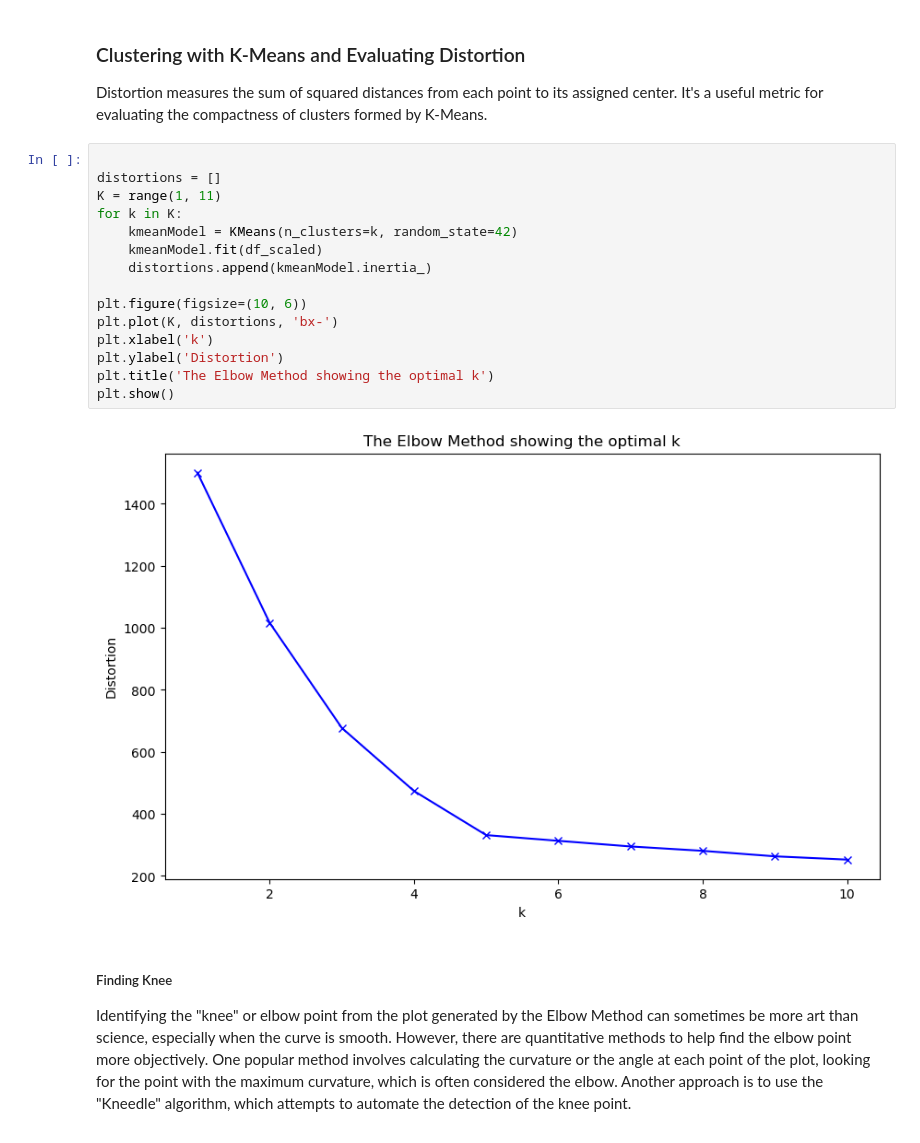
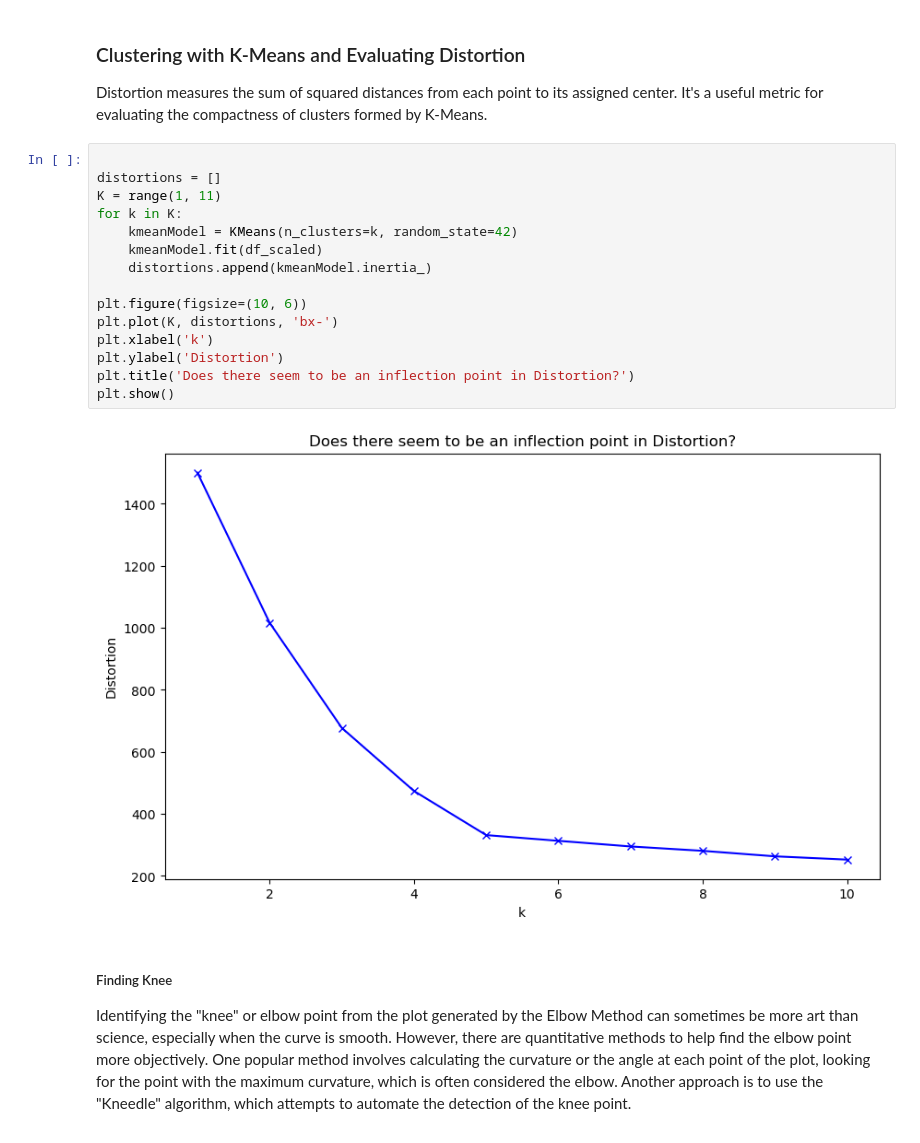
Before and after one commit to Avielstein/Data-Science, a Jupyter notebook: Unsupervised Cluster Model Evaluation.ipynb, the cells around one changed output. Saved outputs shown, nothing was run; the diff lists cells and outputs as text.

```diff
--- a/Unsupervised Cluster Model Evaluation.ipynb
+++ b/Unsupervised Cluster Model Evaluation.ipynb
@@ -108,20 +115,20 @@ Distortion measures the sum of squared distances from each point to its assigned
 # %%
 
 distortions = []
 K = range(1, 11)
 for k in K:
     kmeanModel = KMeans(n_clusters=k, random_state=42)
     kmeanModel.fit(df_scaled)
     distortions.append(kmeanModel.inertia_)
 
 plt.figure(figsize=(10, 6))
 plt.plot(K, distortions, 'bx-')
 plt.xlabel('k')
 plt.ylabel('Distortion')
-plt.title('The Elbow Method showing the optimal k')
+plt.title('Does there seem to be an inflection point in Distortion?')
 plt.show()
 # %% [output]
-[figure, old version]
+[figure, new version]
 # %% [markdown]
 ##### Finding Knee
 
```
Also changed, not shown: parts of 11 cells of this notebook.
